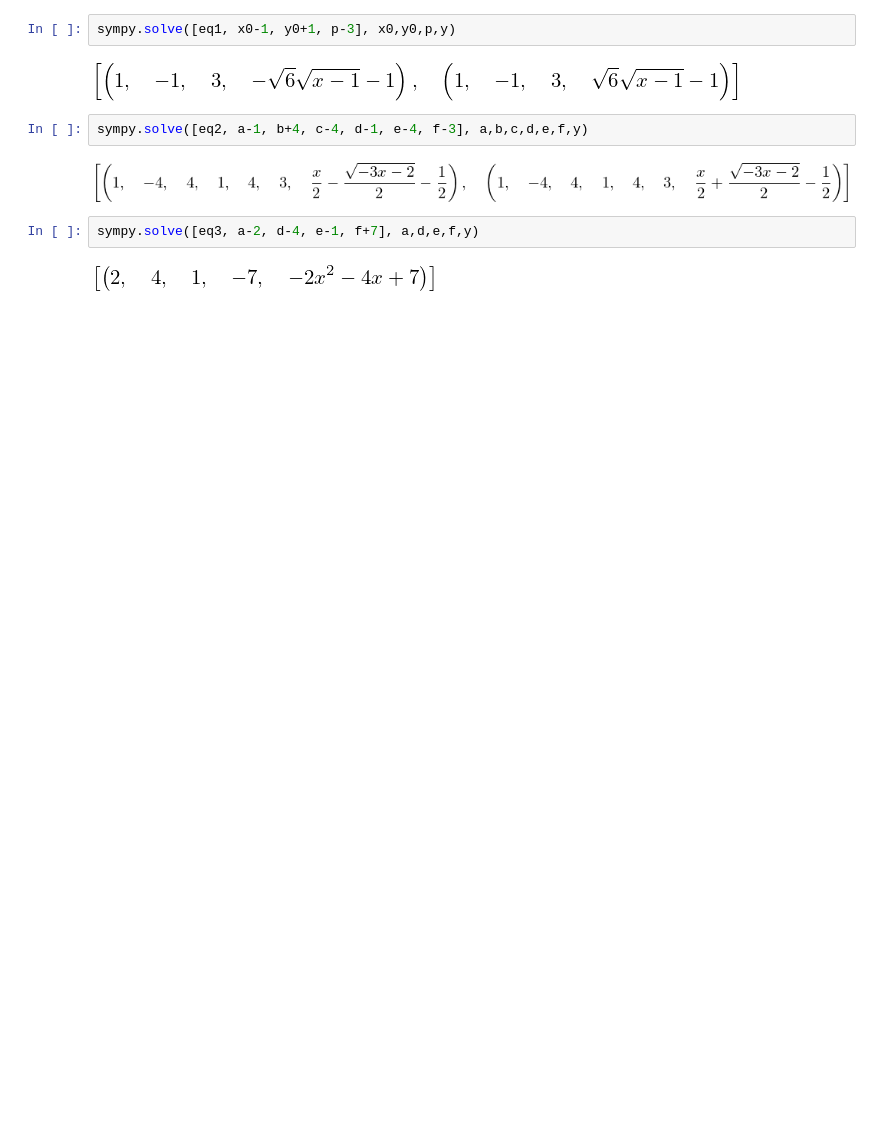
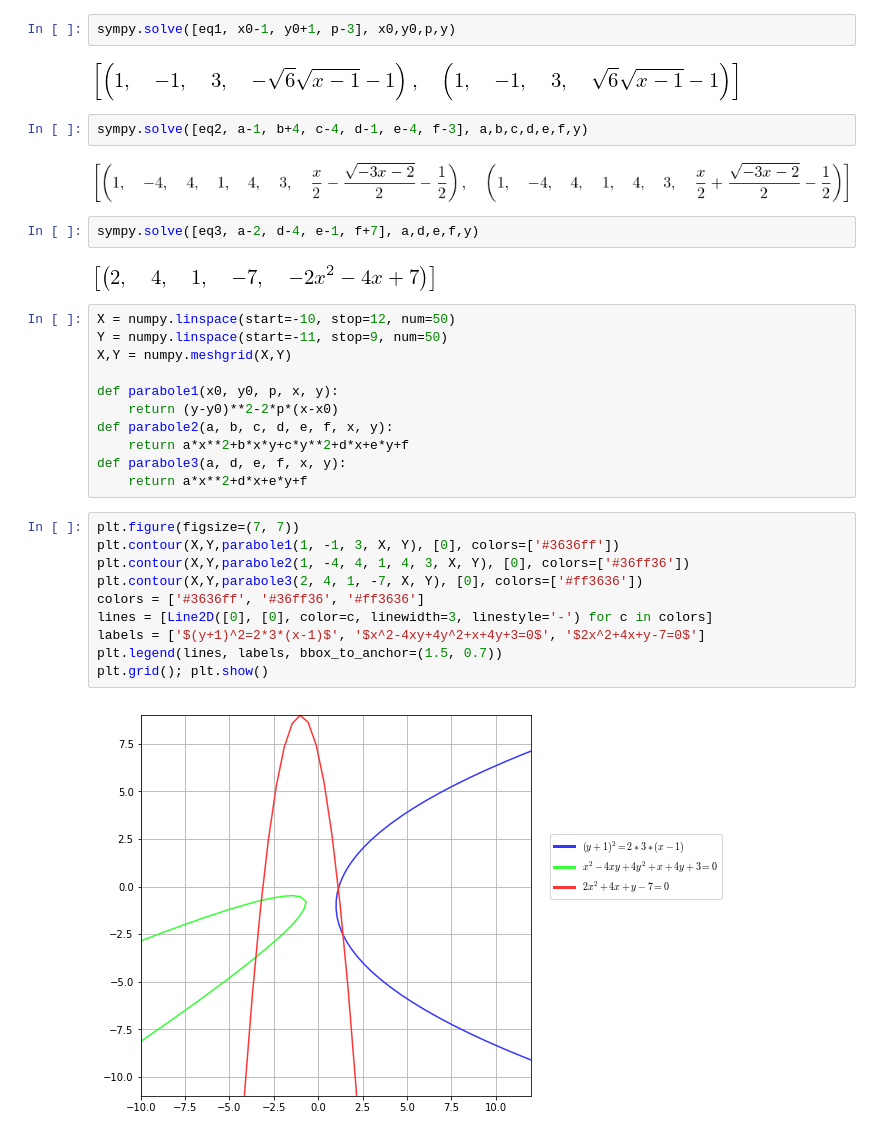
Before and after one commit to OlgaBelitskaya/linear_algebra_practice, a Jupyter notebook: work1_10.ipynb, the cells around one changed output. Cells and saved outputs as stored; diff of their text form; blank space fills up the shorter version.

```diff
--- a/work1_10.ipynb
+++ b/work1_10.ipynb
@@ -500,3 +527,26 @@ sympy.solve([eq2, a-1, b+4, c-4, d-1, e-4, f-3], a,b,c,d,e,f,y)
 sympy.solve([eq3, a-2, d-4, e-1, f+7], a,d,e,f,y)
 # %% [output]
 [figure]
+# %%
+X = numpy.linspace(start=-10, stop=12, num=50)
+Y = numpy.linspace(start=-11, stop=9, num=50)
+X,Y = numpy.meshgrid(X,Y)
+
+def parabole1(x0, y0, p, x, y):
+    return (y-y0)**2-2*p*(x-x0)
+def parabole2(a, b, c, d, e, f, x, y):
+    return a*x**2+b*x*y+c*y**2+d*x+e*y+f
+def parabole3(a, d, e, f, x, y):
+    return a*x**2+d*x+e*y+f
+# %%
+plt.figure(figsize=(7, 7))
+plt.contour(X,Y,parabole1(1, -1, 3, X, Y), [0], colors=['#3636ff'])
+plt.contour(X,Y,parabole2(1, -4, 4, 1, 4, 3, X, Y), [0], colors=['#36ff36'])
+plt.contour(X,Y,parabole3(2, 4, 1, -7, X, Y), [0], colors=['#ff3636'])
+colors = ['#3636ff', '#36ff36', '#ff3636']
+lines = [Line2D([0], [0], color=c, linewidth=3, linestyle='-') for c in colors]
+labels = ['$(y+1)^2=2*3*(x-1)$', '$x^2-4xy+4y^2+x+4y+3=0$', '$2x^2+4x+y-7=0$']
+plt.legend(lines, labels, bbox_to_anchor=(1.5, 0.7))
+plt.grid(); plt.show()
+# %% [output]
+[figure, added]
```
Also changed, not shown: parts of 3 cells of this notebook.
